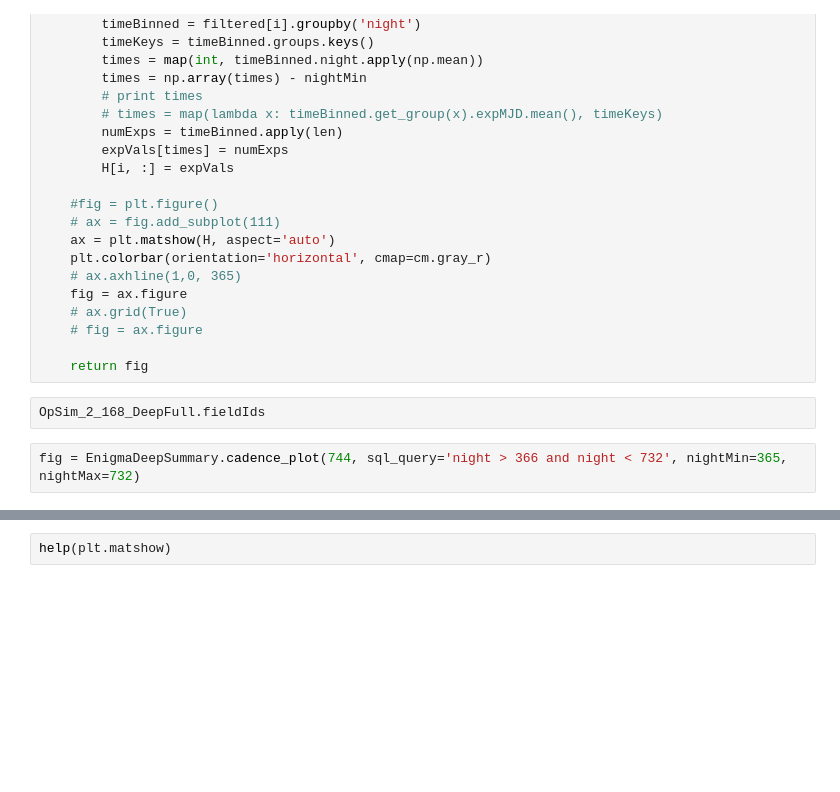
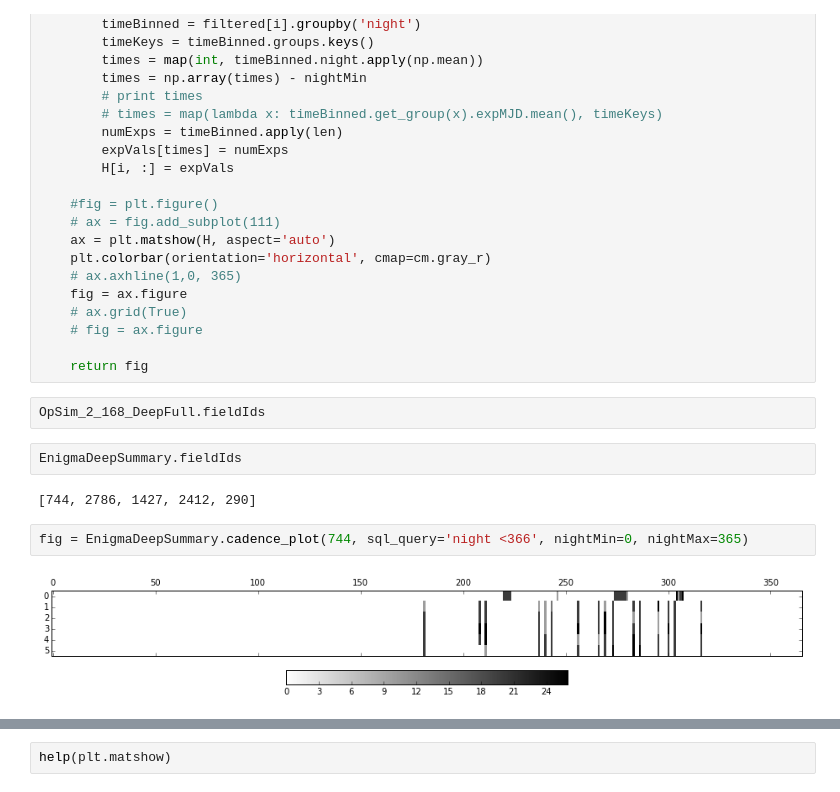
Before and after one commit to LSSTDESC/OpSimSummary, a Jupyter notebook: example/ExampleSimlib.ipynb, the cells around one changed output, grey strips where cells are left out. Drawn from its saved outputs; the diff is of its cells as text; blank space fills up the shorter version.

```diff
--- a/example/ExampleSimlib.ipynb
+++ b/example/ExampleSimlib.ipynb
@@ -239,5 +226,11 @@ def cadence_plot(dd, fieldID, sql_query='night < 366', Filters=[u'u', u'g', u'r'
     return fig
 # %%
 OpSim_2_168_DeepFull.fieldIds
+# %%
+EnigmaDeepSummary.fieldIds
+# %% [output]
+[744, 2786, 1427, 2412, 290]
 # %%
-fig = EnigmaDeepSummary.cadence_plot(744, sql_query='night > 366 and night < 732', nightMin=365, nightMax=732)
+fig = EnigmaDeepSummary.cadence_plot(744, sql_query='night <366', nightMin=0, nightMax=365)
+# %% [output]
+[figure, added]
```
Also changed, not shown: parts of 28 cells of this notebook, 1 other file.
